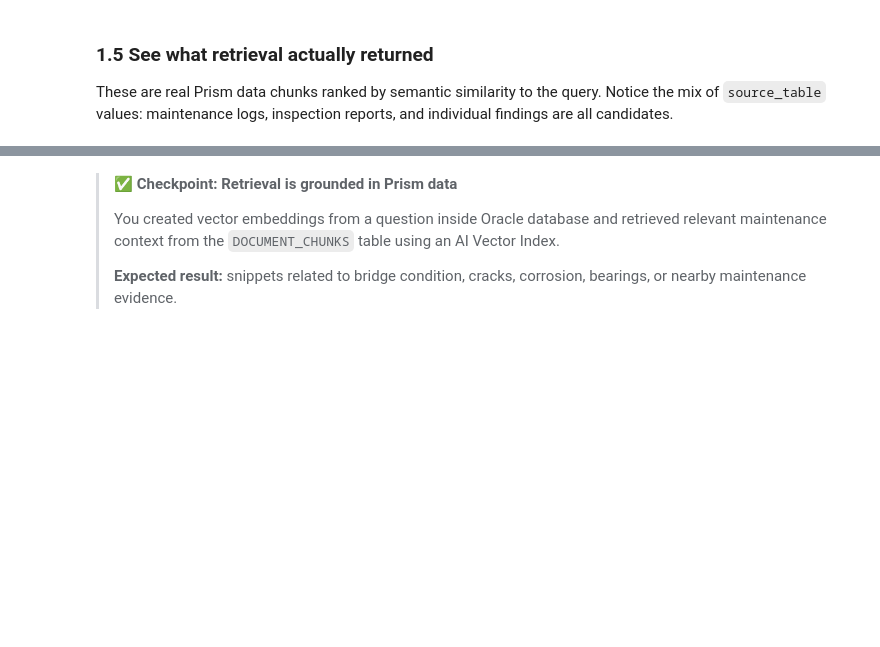
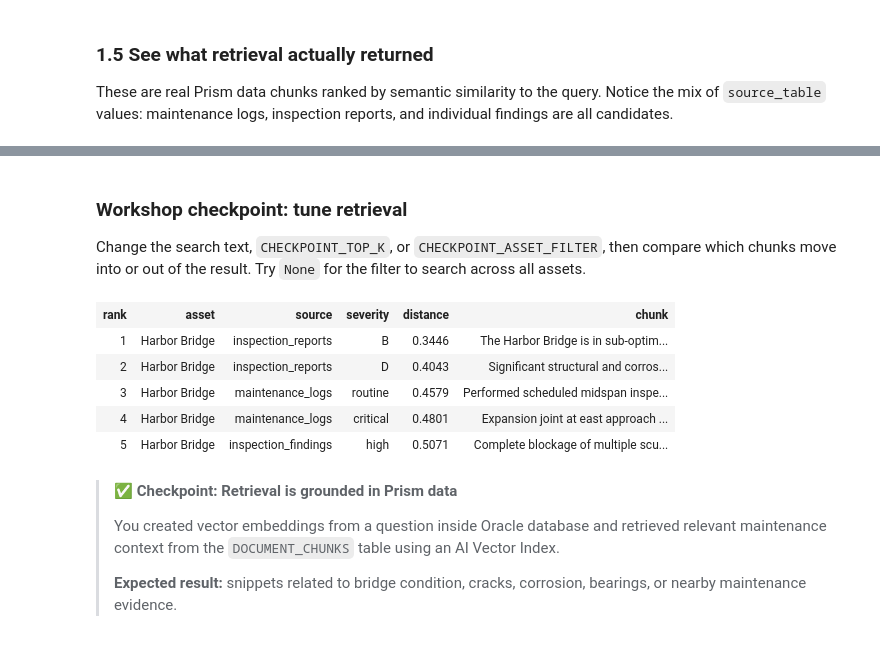
Before and after one commit to NoSQLKnowHow/LiveLabs-Image-Dev, a Jupyter notebook: ingestion/jl_notebooks/rag_to_agents/rag_to_agents_lab.ipynb, the cells around one changed output, grey strips where cells are left out. Saved outputs shown, nothing was run; the diff lists cells and outputs as text; code cells hidden in the pictures; blank space fills up the shorter version.

```diff
--- a/ingestion/jl_notebooks/rag_to_agents/rag_to_agents_lab.ipynb
+++ b/ingestion/jl_notebooks/rag_to_agents/rag_to_agents_lab.ipynb
@@ -761,3 +967,32 @@ ok("Retrieval is complete.")
+# %% [markdown]
+### Workshop checkpoint: tune retrieval
+
+Change the search text, `CHECKPOINT_TOP_K`, or `CHECKPOINT_ASSET_FILTER`, then compare which chunks move into or out of the result. Try `None` for the filter to search across all assets.
+# %%
+# Change one value at a time so the difference is easy to explain.
+CHECKPOINT_SEARCH_TEXT = ACTIVE_SCENARIO["question"]
+CHECKPOINT_TOP_K = 5
+CHECKPOINT_ASSET_FILTER = DEMO_ASSET  # Try None.
+
+checkpoint_chunks = retrieve_context(
+    CHECKPOINT_SEARCH_TEXT,
+    k=CHECKPOINT_TOP_K,
+    asset_filter=CHECKPOINT_ASSET_FILTER,
+)
+show_table(
+    ["rank", "asset", "source", "severity", "distance", "chunk"],
+    [[i, row["asset_name"], row["source_table"], row["severity"],
+      f"{float(row['distance']):.4f}", row["chunk_text"]]
+     for i, row in enumerate(checkpoint_chunks, 1)],
+    max_width=90,
+)
+# %% [output]
+| rank | asset | source | severity | distance | chunk |
+| 1 | Harbor Bridge | inspection_reports | B | 0.3446 | The Harbor Bridge is in sub-optim... |
+| 2 | Harbor Bridge | inspection_reports | D | 0.4043 | Significant structural and corros... |
+| 3 | Harbor Bridge | maintenance_logs | routine | 0.4579 | Performed scheduled midspan inspe... |
+| 4 | Harbor Bridge | maintenance_logs | critical | 0.4801 | Expansion joint at east approach ... |
+| 5 | Harbor Bridge | inspection_findings | high | 0.5071 | Complete blockage of multiple scu... |
 # %% [markdown]
 > ✅ **Checkpoint: Retrieval is grounded in Prism data**
 >
```
Also changed, not shown: parts of 43 cells of this notebook.
